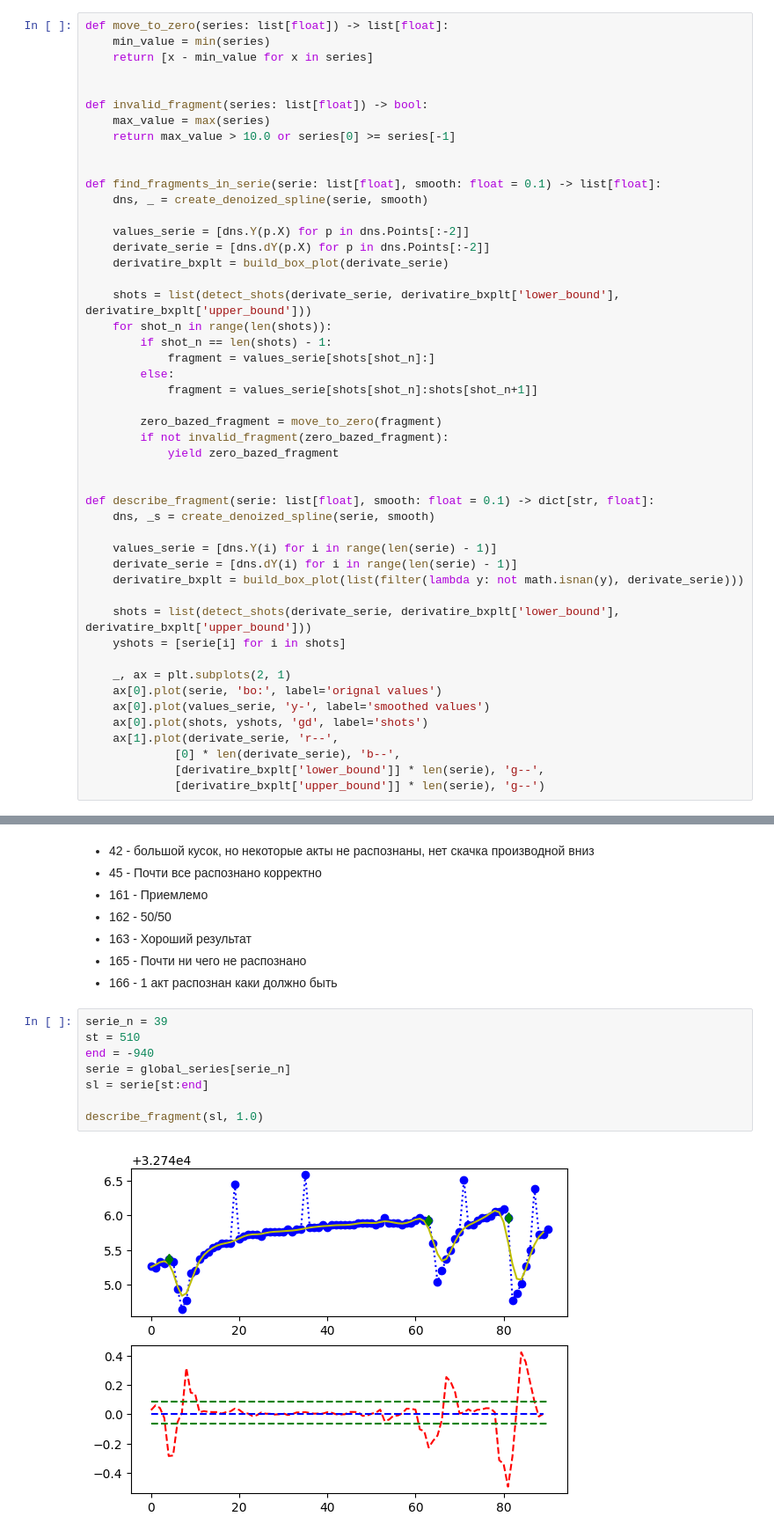
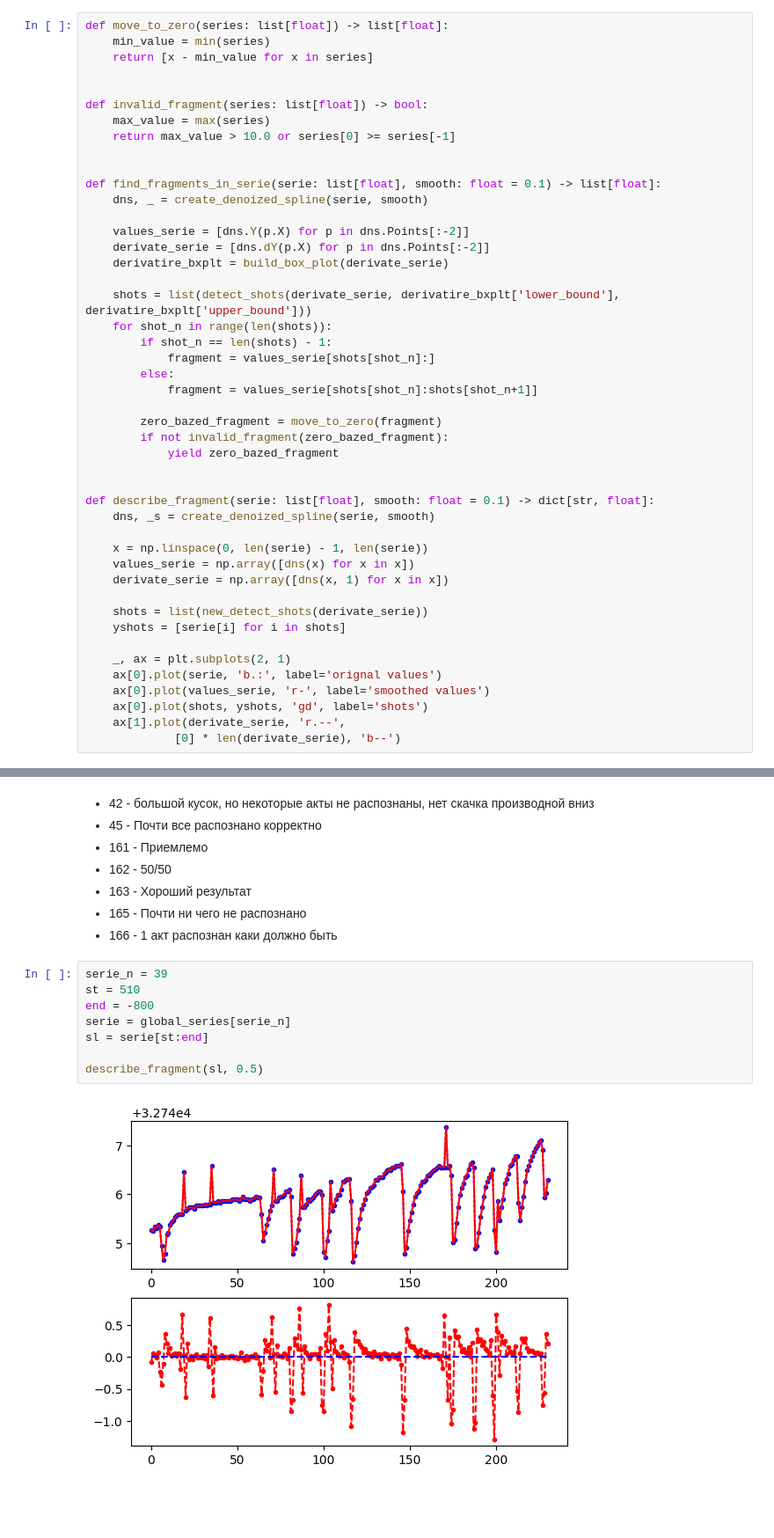
Before and after one commit to ololoshka2871/laser-precision-adjust, a Jupyter notebook: find_shot/analise_all_data.ipynb, the cells around one changed output, grey strips where cells are left out. Shown at 88% size. Drawn from its saved outputs; the diff is of its cells as text; blank space fills up the shorter version.

```diff
--- a/find_shot/analise_all_data.ipynb
+++ b/find_shot/analise_all_data.ipynb
@@ -94,21 +95,19 @@ def find_fragments_in_serie(serie: list[float], smooth: float = 0.1) -> list[flo
 def describe_fragment(serie: list[float], smooth: float = 0.1) -> dict[str, float]:
     dns, _s = create_denoized_spline(serie, smooth)
 
-    values_serie = [dns.Y(i) for i in range(len(serie) - 1)]
-    derivate_serie = [dns.dY(i) for i in range(len(serie) - 1)]
-    derivatire_bxplt = build_box_plot(list(filter(lambda y: not math.isnan(y), derivate_serie)))
+    x = np.linspace(0, len(serie) - 1, len(serie))
+    values_serie = np.array([dns(x) for x in x])
+    derivate_serie = np.array([dns(x, 1) for x in x])
 
-    shots = list(detect_shots(derivate_serie, derivatire_bxplt['lower_bound'], derivatire_bxplt['upper_bound']))
+    shots = list(new_detect_shots(derivate_serie))
     yshots = [serie[i] for i in shots]
 
     _, ax = plt.subplots(2, 1)
-    ax[0].plot(serie, 'bo:', label='orignal values')
-    ax[0].plot(values_serie, 'y-', label='smoothed values')
+    ax[0].plot(serie, 'b.:', label='orignal values')
+    ax[0].plot(values_serie, 'r-', label='smoothed values')
     ax[0].plot(shots, yshots, 'gd', label='shots')
-    ax[1].plot(derivate_serie, 'r--',
-             [0] * len(derivate_serie), 'b--',
-             [derivatire_bxplt['lower_bound']] * len(serie), 'g--',
-             [derivatire_bxplt['upper_bound']] * len(serie), 'g--')
+    ax[1].plot(derivate_serie, 'r.--',
+             [0] * len(derivate_serie), 'b--')
 # %% [markdown]
 Тест фрагментов
 - 11 - на такое не должно срабатывать
@@ -125,12 +124,12 @@ def describe_fragment(serie: list[float], smooth: float = 0.1) -> dict[str, floa
 # %%
 serie_n = 39
 st = 510
-end = -940
+end = -800
 serie = global_series[serie_n]
 sl = serie[st:end]
 
-describe_fragment(sl, 1.0)
+describe_fragment(sl, 0.5)
 # %% [output]
-[figure, old version]
+[figure, new version]
 # %%
 for s in serie:
```
Also changed, not shown: parts of 12 cells of this notebook, 6 other files.
